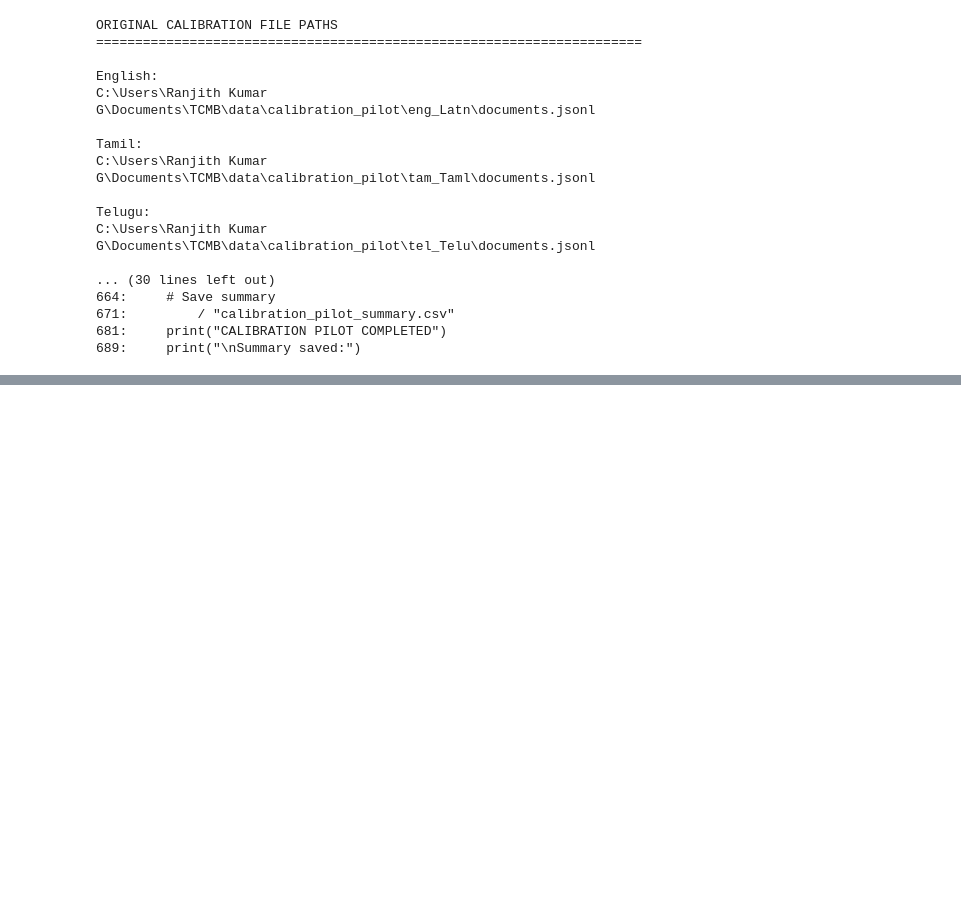
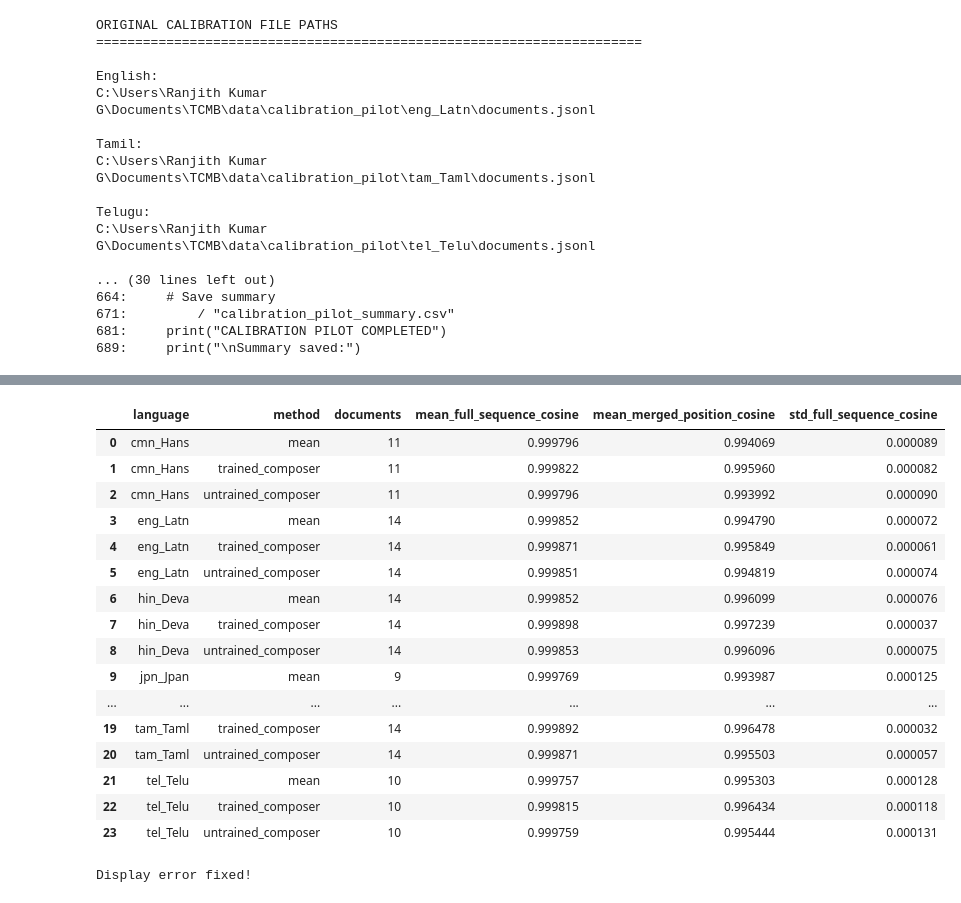
Before and after one commit to Giriran25/TCMB, a Jupyter notebook: NLm.ipynb, the cells around one changed output, grey strips where cells are left out. Saved outputs shown, nothing was run; the diff lists cells and outputs as text; code cells hidden in the pictures; blank space fills up the shorter version.

```diff
--- a/NLm.ipynb
+++ b/NLm.ipynb
@@ -646,0 +3979,41 @@ FLORES+ exclusion sentences: 1893
+# %%
+import pandas as pd
+
+display(pd.read_csv(
+    "results/tables/composer_ablation_summary.csv"
+))
+# %% [output]
+|  | language | method | documents | mean_full_sequence_cosine | mean_merged_position_cosine | std_full_sequence_cosine |
+| 0 | cmn_Hans | mean | 11 | 0.999796 | 0.994069 | 0.000089 |
+| 1 | cmn_Hans | trained_composer | 11 | 0.999822 | 0.995960 | 0.000082 |
+| 2 | cmn_Hans | untrained_composer | 11 | 0.999796 | 0.993992 | 0.000090 |
+| 3 | eng_Latn | mean | 14 | 0.999852 | 0.994790 | 0.000072 |
+| 4 | eng_Latn | trained_composer | 14 | 0.999871 | 0.995849 | 0.000061 |
+| 5 | eng_Latn | untrained_composer | 14 | 0.999851 | 0.994819 | 0.000074 |
+| 6 | hin_Deva | mean | 14 | 0.999852 | 0.996099 | 0.000076 |
+| 7 | hin_Deva | trained_composer | 14 | 0.999898 | 0.997239 | 0.000037 |
+| 8 | hin_Deva | untrained_composer | 14 | 0.999853 | 0.996096 | 0.000075 |
+| 9 | jpn_Jpan | mean | 9 | 0.999769 | 0.993987 | 0.000125 |
+| ... | ... | ... | ... | ... | ... | ... |
+| 19 | tam_Taml | trained_composer | 14 | 0.999892 | 0.996478 | 0.000032 |
+| 20 | tam_Taml | untrained_composer | 14 | 0.999871 | 0.995503 | 0.000057 |
+| 21 | tel_Telu | mean | 10 | 0.999757 | 0.995303 | 0.000128 |
+| 22 | tel_Telu | trained_composer | 10 | 0.999815 | 0.996434 | 0.000118 |
+| 23 | tel_Telu | untrained_composer | 10 | 0.999759 | 0.995444 | 0.000131 |
+# %%
+from pathlib import Path
+
+path = Path("experiments/composer_ablation.py")
+
+source = path.read_text()
+
+source = source.replace(
+    "    display(summary)",
+    "    print(summary.to_string(index=False))"
+)
+
+path.write_text(source)
+
+print("Display error fixed!")
+# %% [output]
+Display error fixed!
```
Also changed, not shown: parts of 64 cells of this notebook.
